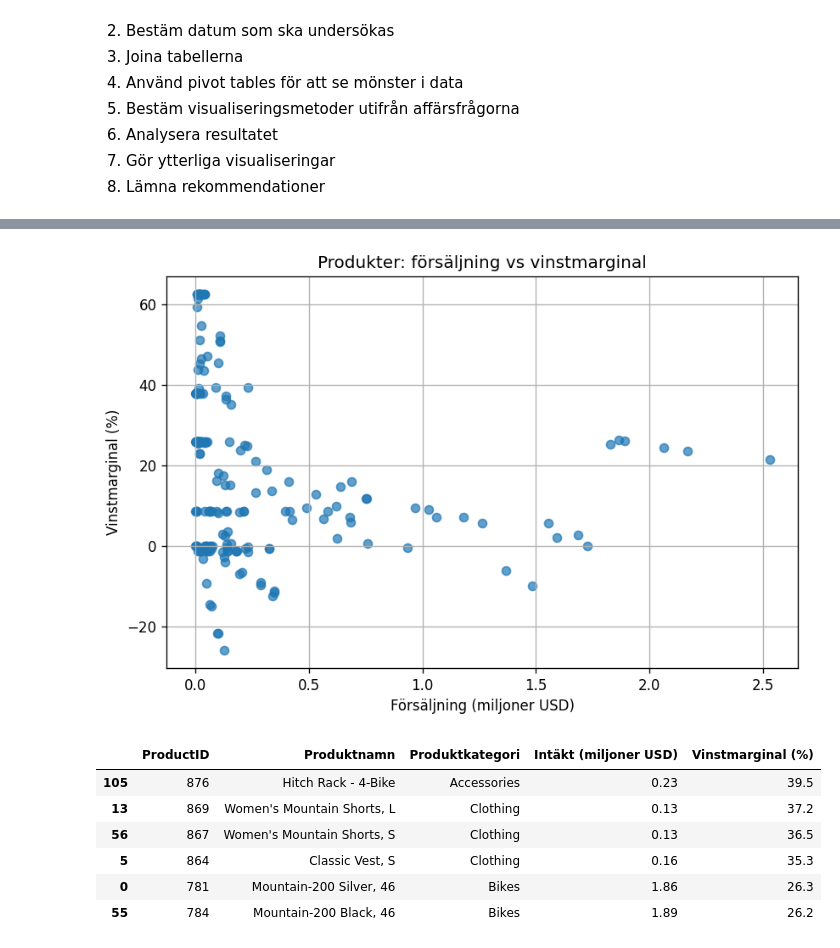
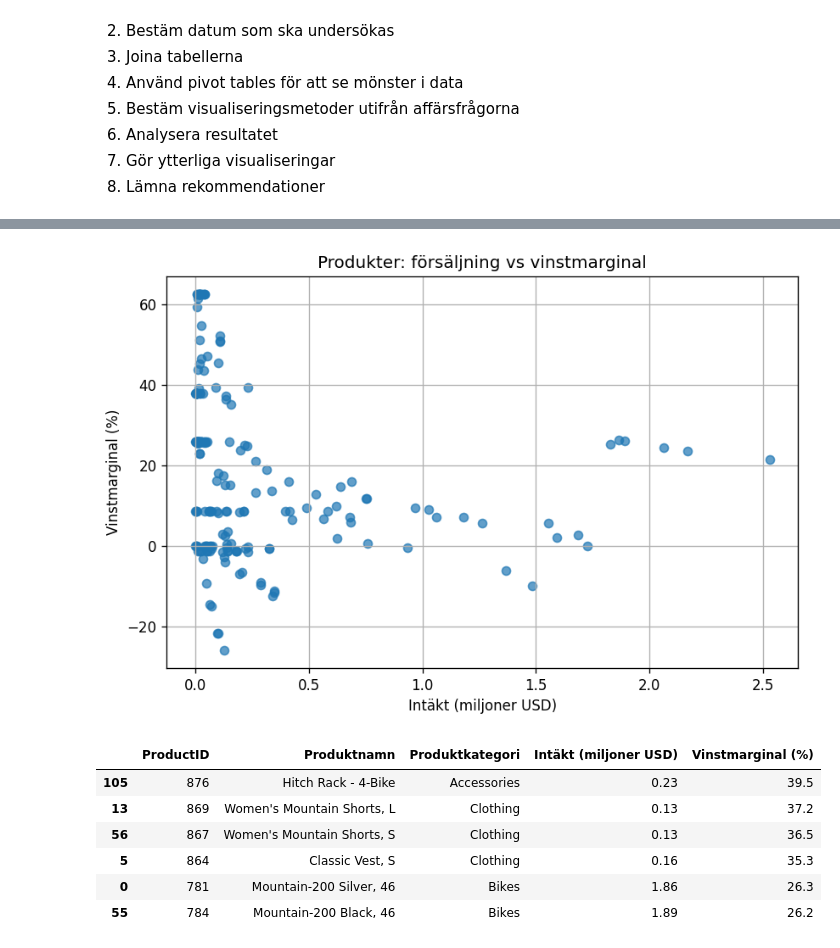
Before and after one commit to EliWei/SQL_uppgift_Dec25, a Jupyter notebook: Notebook.ipynb, the cells around one changed output, grey strips where cells are left out. Cells and saved outputs as stored; diff of their text form; code cells hidden in the pictures.

```diff
--- a/Notebook.ipynb
+++ b/Notebook.ipynb
@@ -1119,21 +1112,21 @@ antal_unika_produkter
 # %%
 fig, ax = plt.subplots()
 
 ax.scatter(
     df_sales_profitmargin['Intäkt']/1000000,
     df_sales_profitmargin['Vinstmarginal']*100,
     alpha=0.7
 )
 
-ax.set_xlabel('Försäljning (miljoner USD)')
+ax.set_xlabel('Intäkt (miljoner USD)')
 ax.set_ylabel('Vinstmarginal (%)')
 ax.set_title('Produkter: försäljning vs vinstmarginal')
 
 ax.grid(True)
 
 plt.show()
 # %% [output]
-[figure, old version]
+[figure, new version]
 # %%
 sales_threshold = df_sales_profitmargin["Intäkt"].quantile(0.60)    #finns få produkter med mycket hög försäljning, så får vidga quartile
 margin_threshold = df_sales_profitmargin["Vinstmarginal"].quantile(0.75)
```
Also changed, not shown: parts of 15 cells of this notebook, 1 other file.
